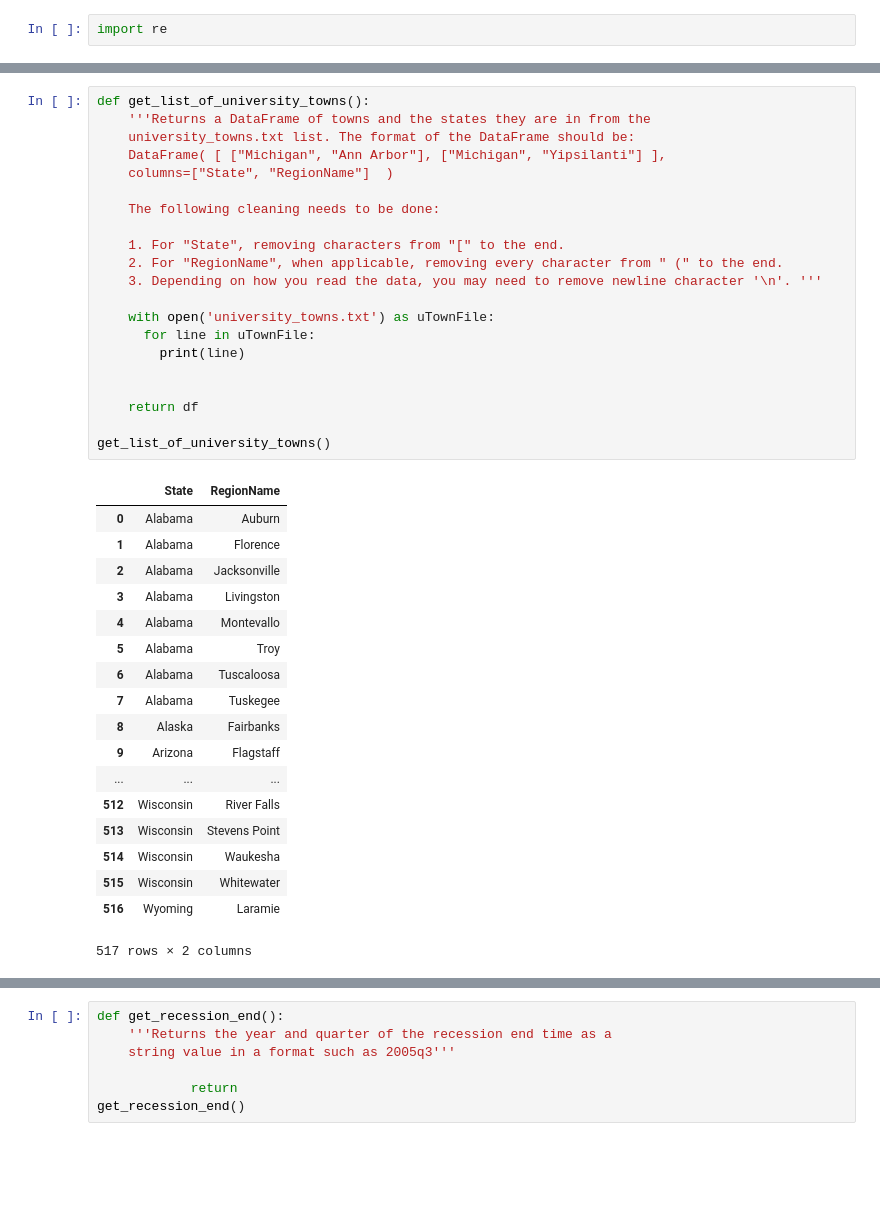
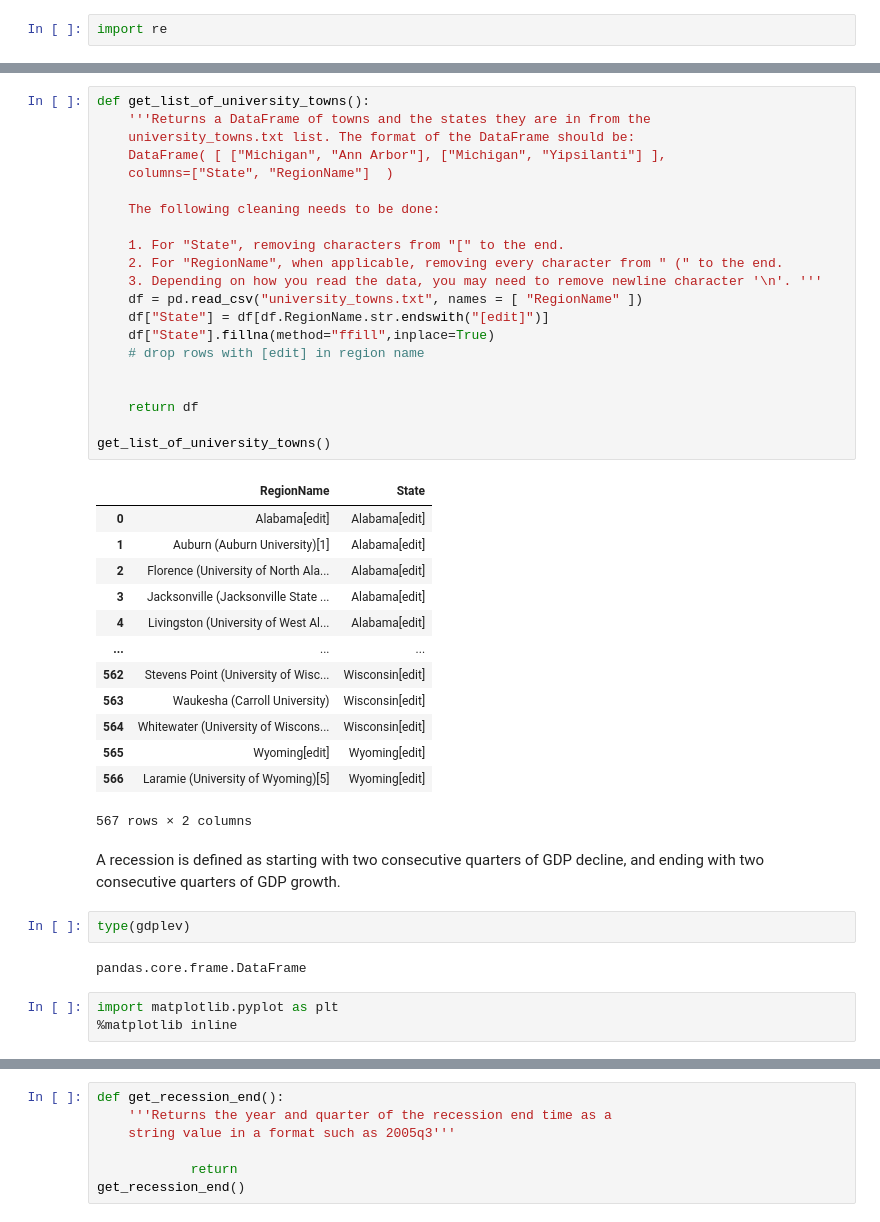
Before and after one commit to aicharya/DSA_Python, a Jupyter notebook: HypothesisTestingAssignment4_AnswersWithoutCode(CMB Summission)-.ipynb, the cells around one changed output, grey strips where cells are left out. Cells and saved outputs as stored; diff of their text form; blank space fills up the shorter version.

```diff
--- a/HypothesisTestingAssignment4_AnswersWithoutCode(CMB Summission)-.ipynb
+++ b/HypothesisTestingAssignment4_AnswersWithoutCode(CMB Summission)-.ipynb
@@ -204,40 +202,44 @@ get_list_of_university_towns()
 # %%
 def get_list_of_university_towns():
     '''Returns a DataFrame of towns and the states they are in from the
     university_towns.txt list. The format of the DataFrame should be:
     DataFrame( [ ["Michigan", "Ann Arbor"], ["Michigan", "Yipsilanti"] ],
     columns=["State", "RegionName"]  )
 
     The following cleaning needs to be done:
 
     1. For "State", removing characters from "[" to the end.
     2. For "RegionName", when applicable, removing every character from " (" to the end.
     3. Depending on how you read the data, you may need to remove newline character '\n'. '''
-
-    with open('university_towns.txt') as uTownFile:
-      for line in uTownFile:
-        print(line)
+    df = pd.read_csv("university_towns.txt", names = [ "RegionName" ])
+    df["State"] = df[df.RegionName.str.endswith("[edit]")]
+    df["State"].fillna(method="ffill",inplace=True)
+    # drop rows with [edit] in region name
 
 
     return df
 
 get_list_of_university_towns()
 # %% [output]
-|  | State | RegionName |
-| 0 | Alabama | Auburn |
-| 1 | Alabama | Florence |
-| 2 | Alabama | Jacksonville |
-| 3 | Alabama | Livingston |
-| 4 | Alabama | Montevallo |
-| 5 | Alabama | Troy |
-| 6 | Alabama | Tuscaloosa |
-| 7 | Alabama | Tuskegee |
-| 8 | Alaska | Fairbanks |
-| 9 | Arizona | Flagstaff |
+|  | RegionName | State |
+| 0 | Alabama[edit] | Alabama[edit] |
+| 1 | Auburn (Auburn University)[1] | Alabama[edit] |
+| 2 | Florence (University of North Ala... | Alabama[edit] |
+| 3 | Jacksonville (Jacksonville State ... | Alabama[edit] |
+| 4 | Livingston (University of West Al... | Alabama[edit] |
 | ... | ... | ... |
-| 512 | Wisconsin | River Falls |
-| 513 | Wisconsin | Stevens Point |
-| 514 | Wisconsin | Waukesha |
-| 515 | Wisconsin | Whitewater |
-| 516 | Wyoming | Laramie |
+| 562 | Stevens Point (University of Wisc... | Wisconsin[edit] |
+| 563 | Waukesha (Carroll University) | Wisconsin[edit] |
+| 564 | Whitewater (University of Wiscons... | Wisconsin[edit] |
+| 565 | Wyoming[edit] | Wyoming[edit] |
+| 566 | Laramie (University of Wyoming)[5] | Wyoming[edit] |
-517 rows × 2 columns
+567 rows × 2 columns
+# %% [markdown]
+A recession is defined as starting with two consecutive quarters of GDP decline, and ending with two consecutive quarters of GDP growth.
+# %%
+type(gdplev)
+# %% [output]
+pandas.core.frame.DataFrame
+# %%
+import matplotlib.pyplot as plt
+%matplotlib inline
```
Also changed, not shown: parts of 15 cells of this notebook.
